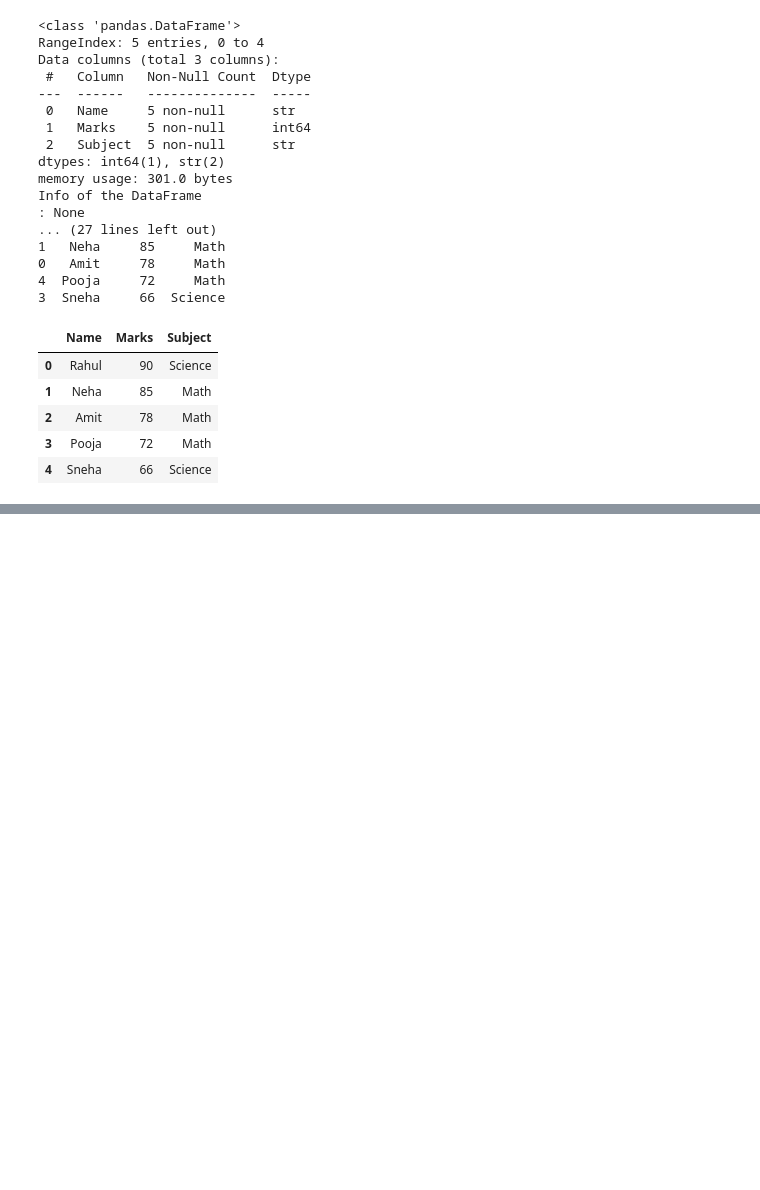
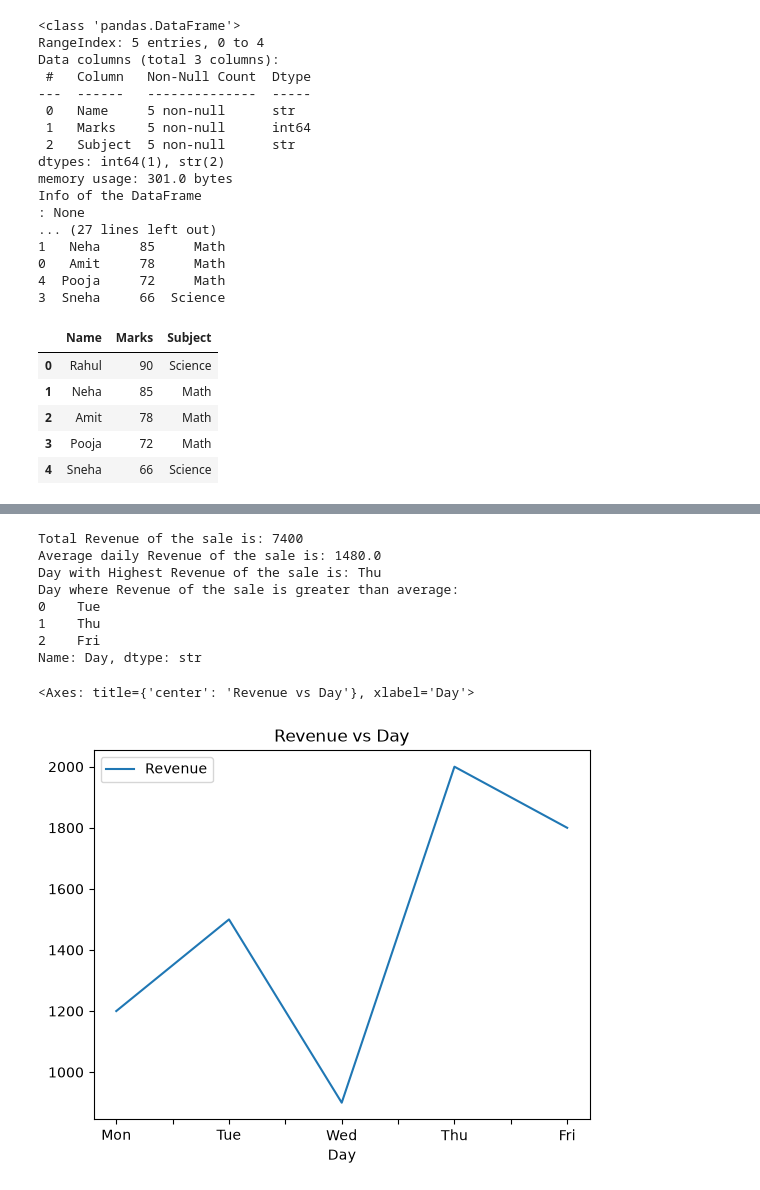
Before and after one commit to ashishsingh200/GEN-AI-COURSES, a Jupyter notebook: Assignments/GEN AI Assignment-10(ASHISH)/Assignment.ipynb, the cells around one changed output, grey strips where cells are left out. Drawn from its saved outputs; the diff is of its cells as text; code cells hidden in the pictures; blank space fills up the shorter version.

```diff
--- a/Assignments/GEN AI Assignment-10(ASHISH)/Assignment.ipynb
+++ b/Assignments/GEN AI Assignment-10(ASHISH)/Assignment.ipynb
@@ -198,2 +275,37 @@ Info of the DataFrame
 # %% [markdown]
 ![Task 1](images/task9.png)
+# %%
+sales=pd.DataFrame({
+    'Day':['Mon','Tue','Wed','Thu','Fri'],
+    'Revenue':[1200,1500,900,2000,1800]
+})
+
+#01--->Total Revenue
+total_revenue=sales['Revenue'].sum()
+print(f'Total Revenue of the sale is: {total_revenue}')
+
+#02--->Average Daily revenue
+avg_rev=sales['Revenue'].mean()
+print(f'Average daily Revenue of the sale is: {avg_rev}')
+
+#03--->Day with highest revenue
+high_rev_day=sales.loc[sales['Revenue']==sales['Revenue'].max(),'Day'].values[0]
+print(f'Day with Highest Revenue of the sale is: {high_rev_day}')
+
+#04--->Days where revenue is grreeater than average
+day_avg=sales.loc[sales['Revenue']>sales['Revenue'].mean(),'Day'].reset_index(drop=True)
+print(f'Day where Revenue of the sale is greater than average: \n{day_avg}')
+
+#05--->pllot revenue vs day
+sales.plot(kind='line',x='Day',y='Revenue',title='Revenue vs Day')
+# %% [output]
+Total Revenue of the sale is: 7400
+Average daily Revenue of the sale is: 1480.0
+Day with Highest Revenue of the sale is: Thu
+Day where Revenue of the sale is greater than average:
+0    Tue
+1    Thu
+2    Fri
+Name: Day, dtype: str
+<Axes: title={'center': 'Revenue vs Day'}, xlabel='Day'>
+[figure, added]
```
Also changed, not shown: parts of 3 cells of this notebook, 8 other files.
